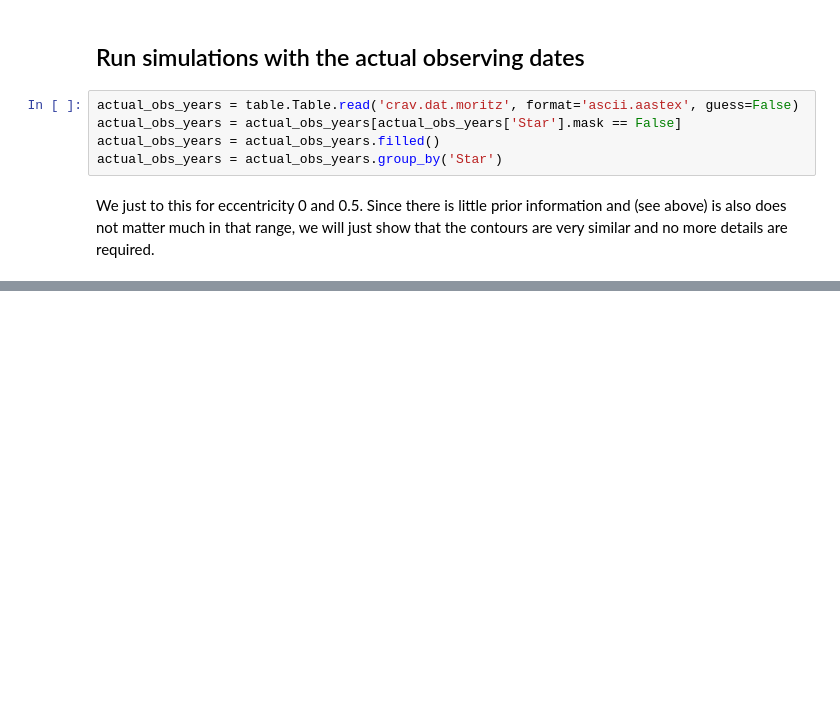
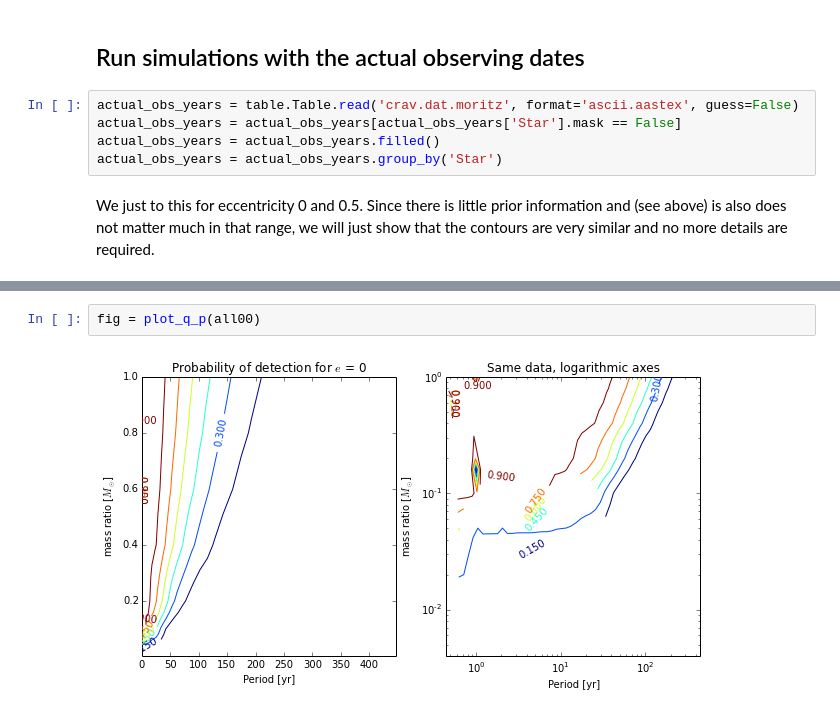
Before and after one commit to hamogu/Cepheids, a Jupyter notebook: BinaryDetection.ipynb, the cells around one changed output, grey strips where cells are left out. Saved outputs shown, nothing was run; the diff lists cells and outputs as text; blank space fills up the shorter version.

```diff
--- a/BinaryDetection.ipynb
+++ b/BinaryDetection.ipynb
@@ -310,0 +362,4 @@ for star, group in izip(actual_obs_years.groups.keys, actual_obs_years.groups):
+# %%
+fig = plot_q_p(all00)
+# %% [output]
+[figure, added]
```
Also changed, not shown: parts of 22 cells of this notebook.
